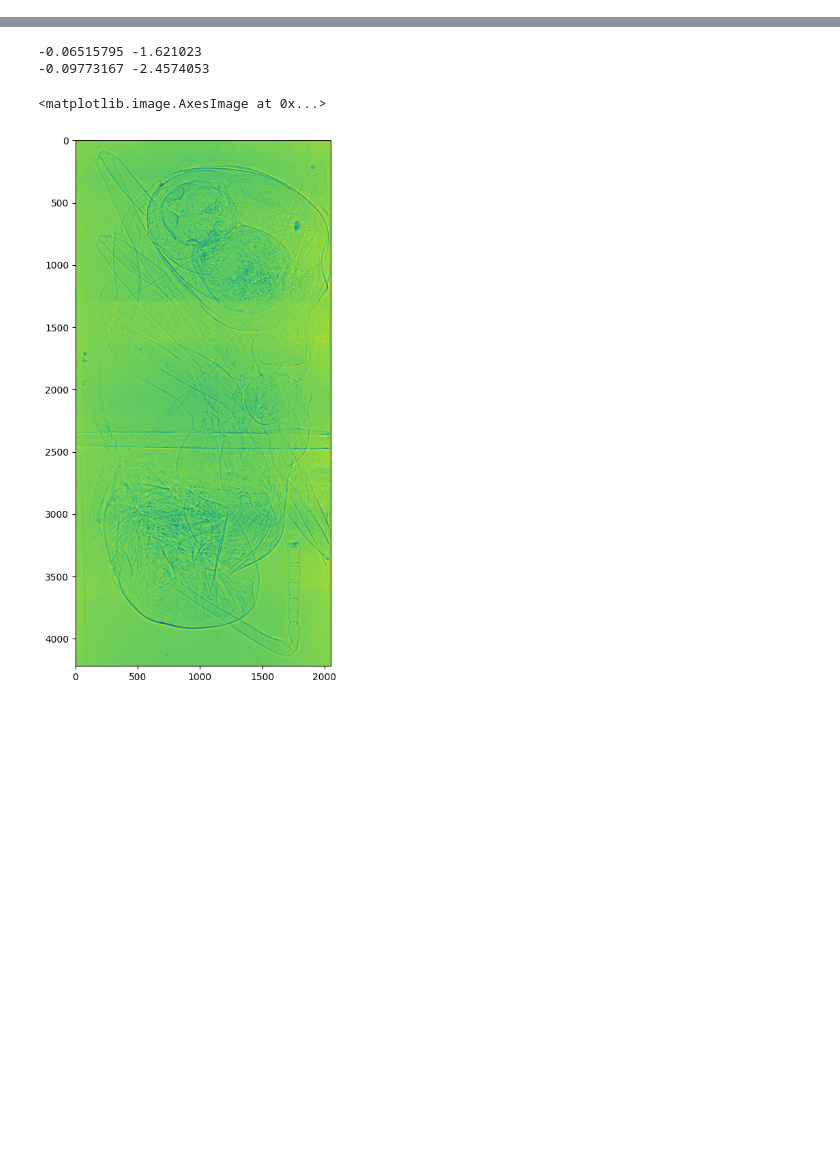
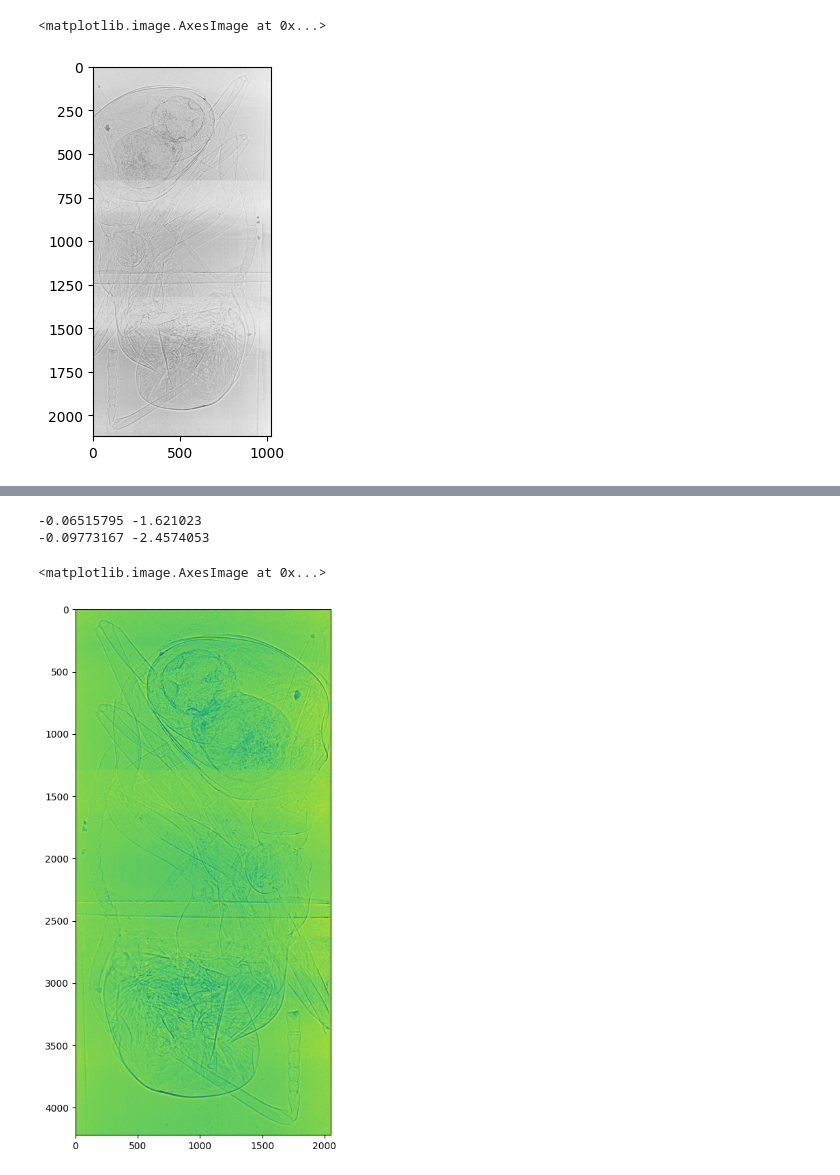
Before and after one commit to obandomarcos/ToMoDL, a Jupyter notebook: test_tomopy.ipynb, the cells around one changed output, grey strips where cells are left out. Drawn from its saved outputs; the diff is of its cells as text; code cells hidden in the pictures; blank space fills up the shorter version.

```diff
--- a/test_tomopy.ipynb
+++ b/test_tomopy.ipynb
@@ -92,0 +165,5 @@ FileNotFoundError: [Errno 2] No such file or directory: '/home/nhattm/ToMoDL/dat
+# %%
+plt.imshow(stitched_image, cmap="gray")
+# %% [output]
+<matplotlib.image.AxesImage at 0x...>
+[figure, added]
```
Also changed, not shown: parts of 24 cells of this notebook, 13 other files.
